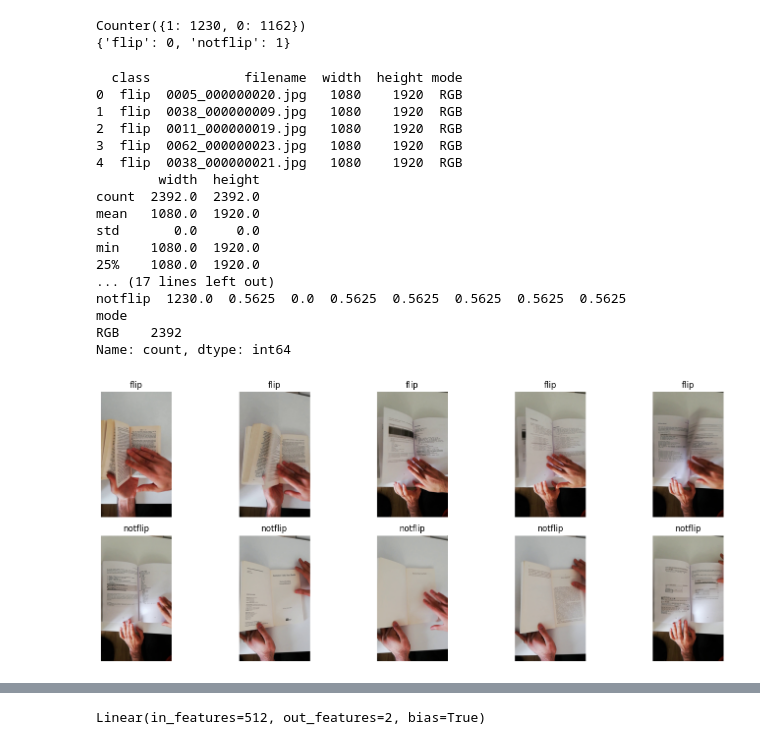
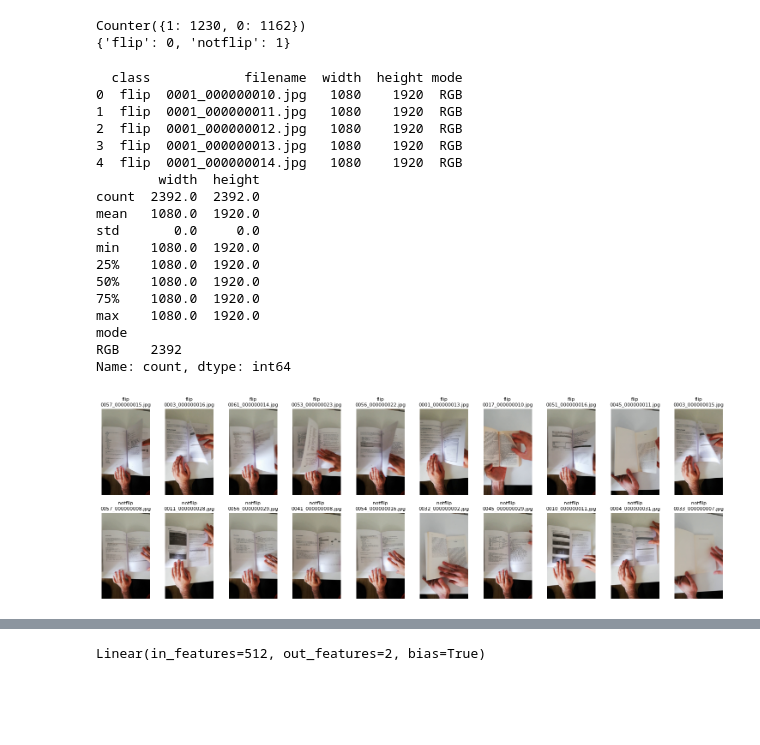
Before and after one commit to capg2002/VlqhXcpXT47ch1qN, a Jupyter notebook: monreader.ipynb, the cells around one changed output, grey strips where cells are left out. Cells and saved outputs as stored; diff of their text form; code cells hidden in the pictures; blank space fills up the shorter version.

```diff
--- a/monreader.ipynb
+++ b/monreader.ipynb
@@ -102,19 +92,24 @@ print(train_dataset.class_to_idx)
 Counter({1: 1230, 0: 1162})
 {'flip': 0, 'notflip': 1}
 # %%
-# initialize records to compare hashes
+# Initialize records to compare hashes
 records = []
 
-for cls in ["flip", "notflip"]:
-    folder = f"images/training/{cls}"
+for classification in ["flip", "notflip"]:
+
+    # Ensures to load images from each classification
+    folder = f"images/training/{classification}"
 
     for filename in os.listdir(folder):
+
+        # Combines file name with folder to get full path
         path = os.path.join(folder, filename)
 
         try:
             img = Image.open(path)
 
-            records.append({"class": cls,
+            # Keeps classification, filename, width, height and color/pixel mode.
+            records.append({"class": classification,
                 "filename": filename,
                 "width": img.width,
                 "height": img.height,
@@ -123,55 +118,56 @@ for cls in ["flip", "notflip"]:
         except Exception:
             print("Could not open:", path)
 
+# Creates dataframe of records
 df = pd.DataFrame(records)
 # %%
+# Shows makeup of dataframe.
 print(df.head())
 
+# Standard deviation for height and width are both 0, so, all the dimensions are consistent.
 print(df[["width", "height"]].describe())
-print(df.groupby("class")[["width", "height"]].describe())
 
-df["aspect_ratio"] = df["width"] / df["height"]
-
-print(df.groupby("class")["aspect_ratio"].describe())
-
+# How many total colors/pixel formattings there are, of which there are 2392. Thus, all images are unique.
 print(df["mode"].value_counts())
-
-fig, axes = plt.subplots(2, 5, figsize=(15, 6))
-
-for row, cls in enumerate(["flip", "notflip"]):
-
-    folder = f"images/training/{cls}"
-    files = random.sample(os.listdir(folder), 5)
-
-    for col, filename in enumerate(files):
-
-        img = Image.open(
-            os.path.join(folder, filename)
-        ).convert("RGB")
-
-        axes[row, col].imshow(img)
-        axes[row, col].set_title(cls)
-        axes[row, col].axis("off")
-
-plt.tight_layout()
-plt.show()
 # %% [output]
   class            filename  width  height mode
-0  flip  0005_000000020.jpg   1080    1920  RGB
-1  flip  0038_000000009.jpg   1080    1920  RGB
-2  flip  0011_000000019.jpg   1080    1920  RGB
-3  flip  0062_000000023.jpg   1080    1920  RGB
-4  flip  0038_000000021.jpg   1080    1920  RGB
+0  flip  0001_000000010.jpg   1080    1920  RGB
+1  flip  0001_000000011.jpg   1080    1920  RGB
+2  flip  0001_000000012.jpg   1080    1920  RGB
+3  flip  0001_000000013.jpg   1080    1920  RGB
+4  flip  0001_000000014.jpg   1080    1920  RGB
         width  height
 count  2392.0  2392.0
 mean   1080.0  1920.0
 std       0.0     0.0
 min    1080.0  1920.0
 25%    1080.0  1920.0
-... (17 lines left out)
-notflip  1230.0  0.5625  0.0  0.5625  0.5625  0.5625  0.5625  0.5625
+50%    1080.0  1920.0
+75%    1080.0  1920.0
+max    1080.0  1920.0
 mode
 RGB    2392
 Name: count, dtype: int64
-[figure, removed]
+# %%
+fig, axes = plt.subplots(2, 10, figsize=(15, 5))
+
+for row, classification in enumerate(["flip", "notflip"]):
+
+    folder = f"images/training/{classification}"
+    files = random.sample(os.listdir(folder), 10)
+
+    for col, filename in enumerate(files):
+
+        img = Image.open(
+            os.path.join(folder, filename)
+        ).convert("RGB")
+
+        axes[row, col].imshow(img)
+        axes[row, col].set_title(f"{classification}\n{filename}", fontsize=8)
+        axes[row, col].axis("off")
+
+plt.tight_layout()
+plt.show()
+# %% [output]
+[figure, added]
 # %%
```
Also changed, not shown: parts of 15 cells of this notebook, 2 other files.
